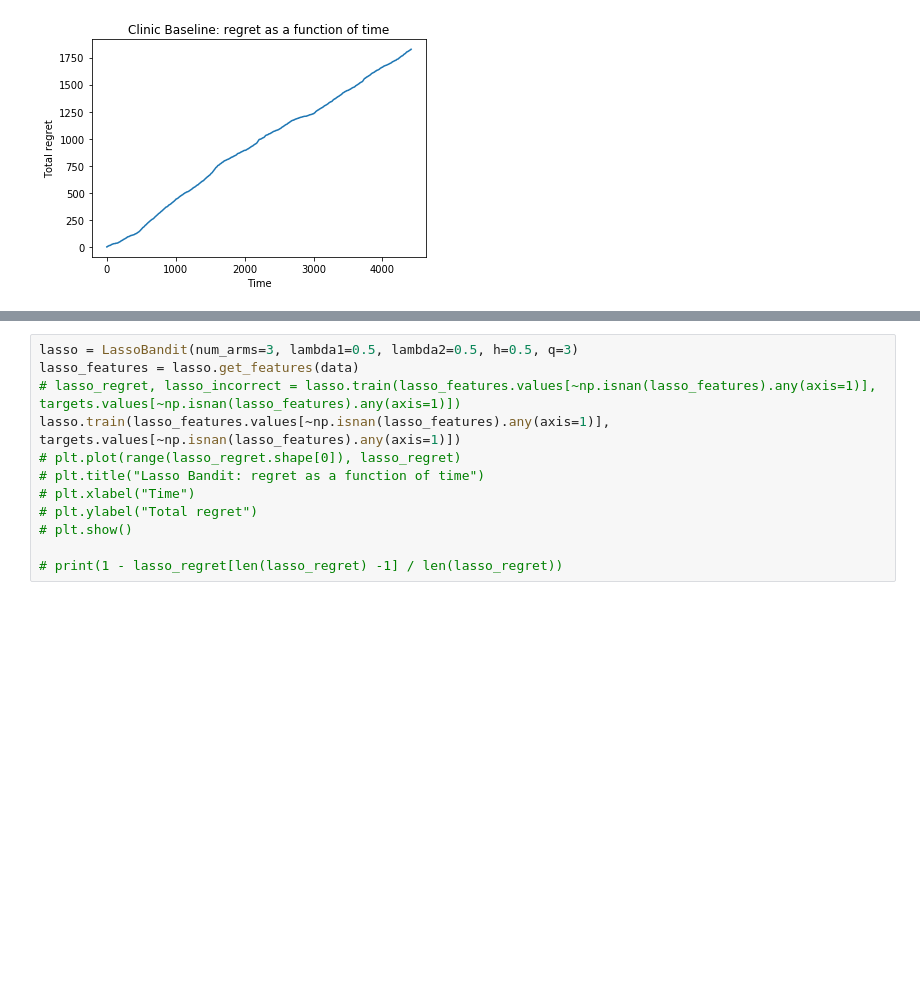
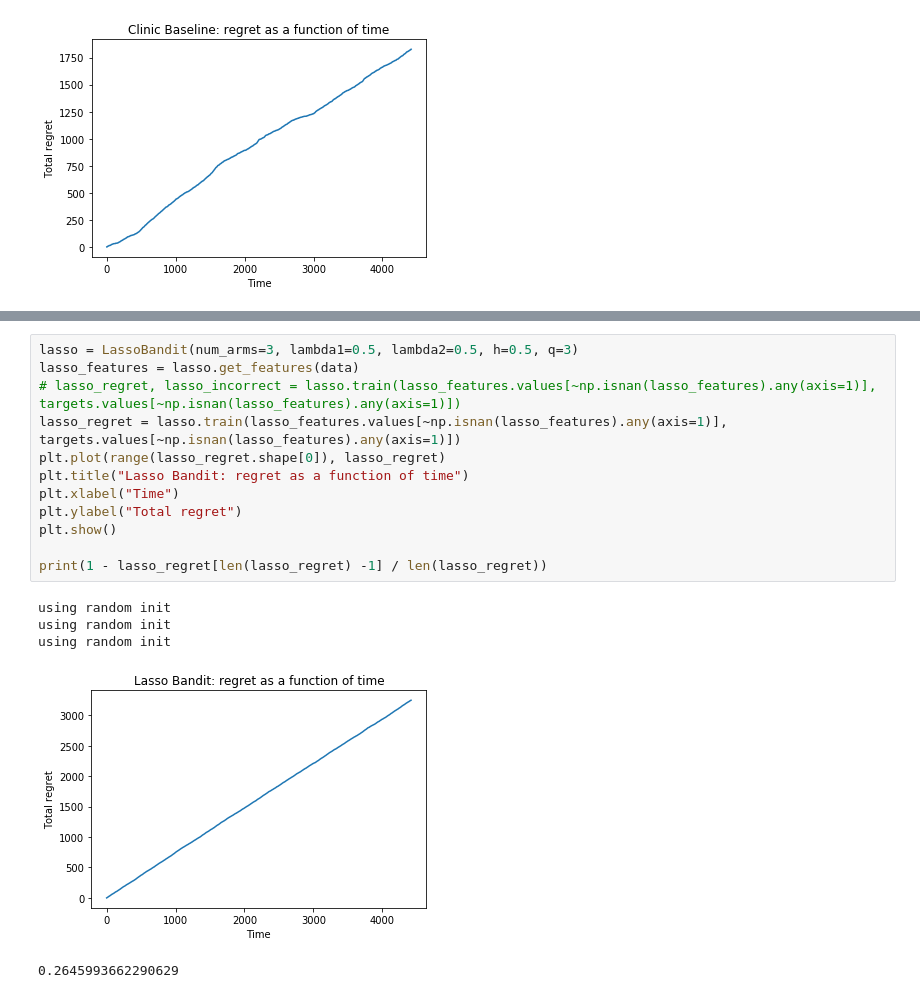
Before and after one commit to mrlsdvd/warfarin-dose-estimation, a Jupyter notebook: notebooks/baseline_comparison.ipynb, the cells around one changed output, grey strips where cells are left out. Cells and saved outputs as stored; diff of their text form; blank space fills up the shorter version.

Commit message:
lasso updates

```diff
--- a/notebooks/baseline_comparison.ipynb
+++ b/notebooks/baseline_comparison.ipynb
@@ -104,12 +104,18 @@ print(linear_UCB_incorrect)
 # %%
 lasso = LassoBandit(num_arms=3, lambda1=0.5, lambda2=0.5, h=0.5, q=3)
 lasso_features = lasso.get_features(data)
 # lasso_regret, lasso_incorrect = lasso.train(lasso_features.values[~np.isnan(lasso_features).any(axis=1)], targets.values[~np.isnan(lasso_features).any(axis=1)])
-lasso.train(lasso_features.values[~np.isnan(lasso_features).any(axis=1)], targets.values[~np.isnan(lasso_features).any(axis=1)])
-# plt.plot(range(lasso_regret.shape[0]), lasso_regret)
-# plt.title("Lasso Bandit: regret as a function of time")
-# plt.xlabel("Time")
-# plt.ylabel("Total regret")
-# plt.show()
+lasso_regret = lasso.train(lasso_features.values[~np.isnan(lasso_features).any(axis=1)], targets.values[~np.isnan(lasso_features).any(axis=1)])
+plt.plot(range(lasso_regret.shape[0]), lasso_regret)
+plt.title("Lasso Bandit: regret as a function of time")
+plt.xlabel("Time")
+plt.ylabel("Total regret")
+plt.show()
 
-# print(1 - lasso_regret[len(lasso_regret) -1] / len(lasso_regret))
+print(1 - lasso_regret[len(lasso_regret) -1] / len(lasso_regret))
+# %% [output]
+using random init
+using random init
+using random init
+[figure, added]
+0.2645993662290629
```
Also changed, not shown: parts of 2 cells of this notebook, 1 other file.
